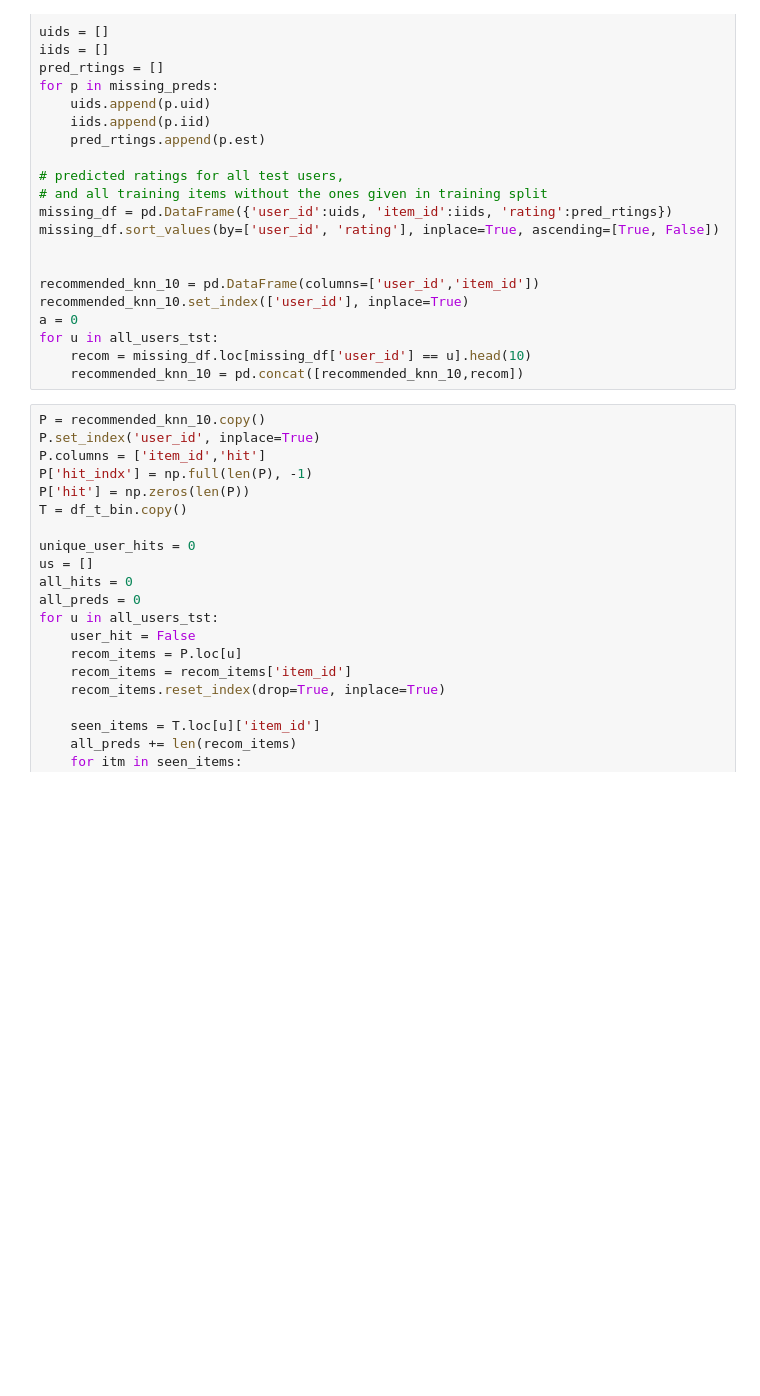
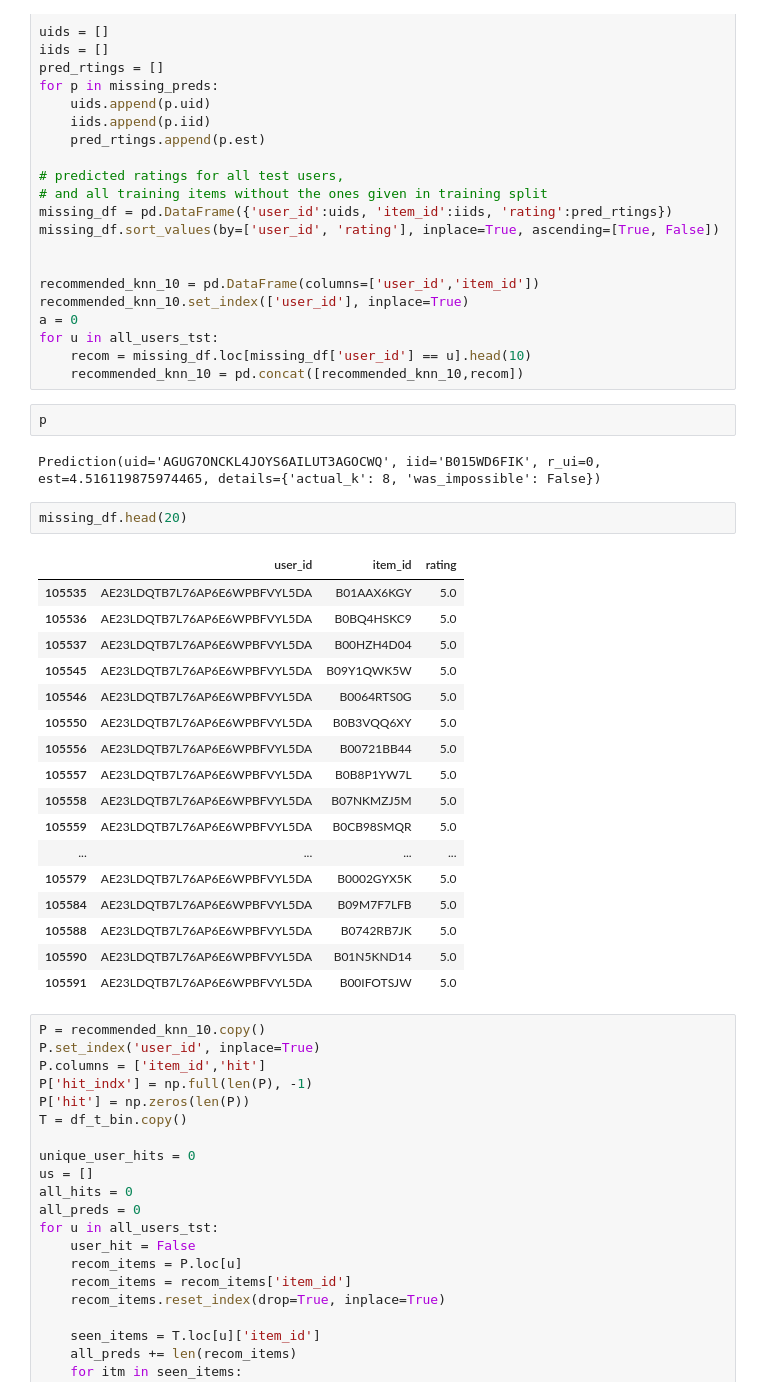
Before and after one commit to miriusz6/WRS_project, a Jupyter notebook: Project copy.ipynb, the cells around one changed output. Saved outputs shown, nothing was run; the diff lists cells and outputs as text; blank space fills up the shorter version.

```diff
--- a/Project copy.ipynb
+++ b/Project copy.ipynb
@@ -442,6 +434,30 @@ a = 0
 for u in all_users_tst:
     recom = missing_df.loc[missing_df['user_id'] == u].head(10)
     recommended_knn_10 = pd.concat([recommended_knn_10,recom])
+# %%
+p
+# %% [output]
+Prediction(uid='AGUG7ONCKL4JOYS6AILUT3AGOCWQ', iid='B015WD6FIK', r_ui=0, est=4.516119875974465, details={'actual_k': 8, 'was_impossible': False})
+# %%
+missing_df.head(20)
+# %% [output]
+|  | user_id | item_id | rating |
+| 105535 | AE23LDQTB7L76AP6E6WPBFVYL5DA | B01AAX6KGY | 5.0 |
+| 105536 | AE23LDQTB7L76AP6E6WPBFVYL5DA | B0BQ4HSKC9 | 5.0 |
+| 105537 | AE23LDQTB7L76AP6E6WPBFVYL5DA | B00HZH4D04 | 5.0 |
+| 105545 | AE23LDQTB7L76AP6E6WPBFVYL5DA | B09Y1QWK5W | 5.0 |
+| 105546 | AE23LDQTB7L76AP6E6WPBFVYL5DA | B0064RTS0G | 5.0 |
+| 105550 | AE23LDQTB7L76AP6E6WPBFVYL5DA | B0B3VQQ6XY | 5.0 |
+| 105556 | AE23LDQTB7L76AP6E6WPBFVYL5DA | B00721BB44 | 5.0 |
+| 105557 | AE23LDQTB7L76AP6E6WPBFVYL5DA | B0B8P1YW7L | 5.0 |
+| 105558 | AE23LDQTB7L76AP6E6WPBFVYL5DA | B07NKMZJ5M | 5.0 |
+| 105559 | AE23LDQTB7L76AP6E6WPBFVYL5DA | B0CB98SMQR | 5.0 |
+| ... | ... | ... | ... |
+| 105579 | AE23LDQTB7L76AP6E6WPBFVYL5DA | B0002GYX5K | 5.0 |
+| 105584 | AE23LDQTB7L76AP6E6WPBFVYL5DA | B09M7F7LFB | 5.0 |
+| 105588 | AE23LDQTB7L76AP6E6WPBFVYL5DA | B0742RB7JK | 5.0 |
+| 105590 | AE23LDQTB7L76AP6E6WPBFVYL5DA | B01N5KND14 | 5.0 |
+| 105591 | AE23LDQTB7L76AP6E6WPBFVYL5DA | B00IFOTSJW | 5.0 |
 # %%
 P = recommended_knn_10.copy()
 P.set_index('user_id', inplace=True)
```
Also changed, not shown: parts of 18 cells of this notebook, 2 other files.
